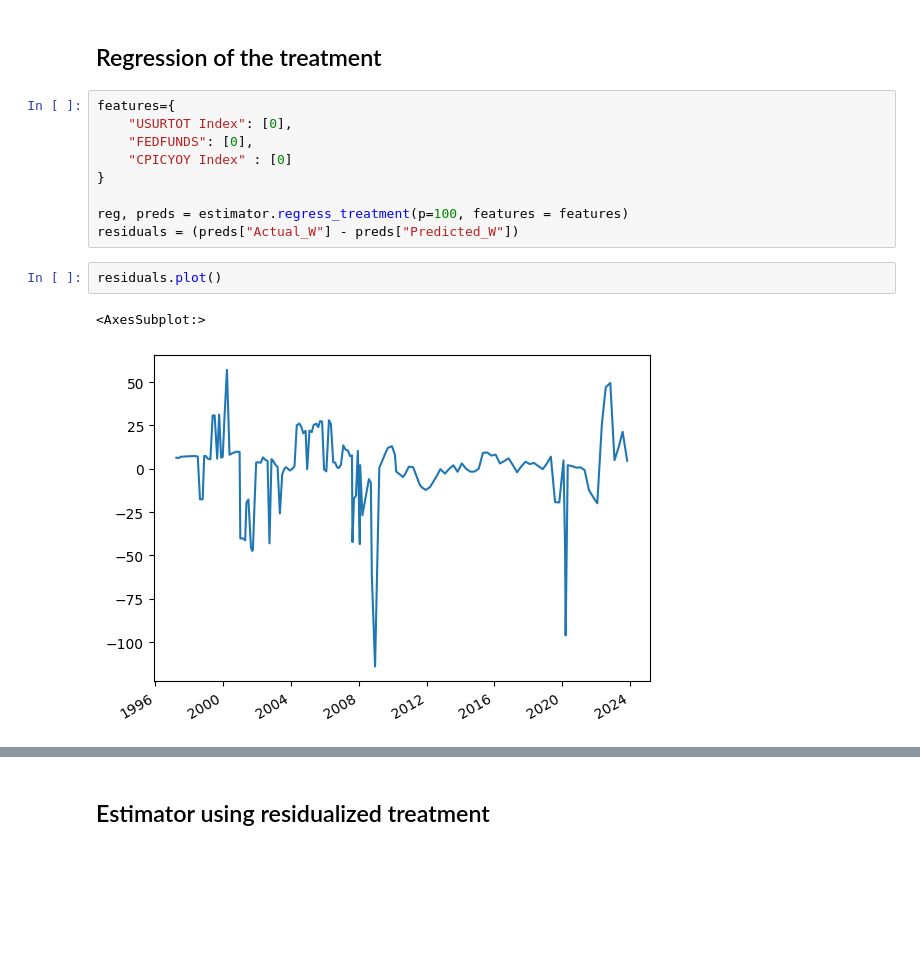
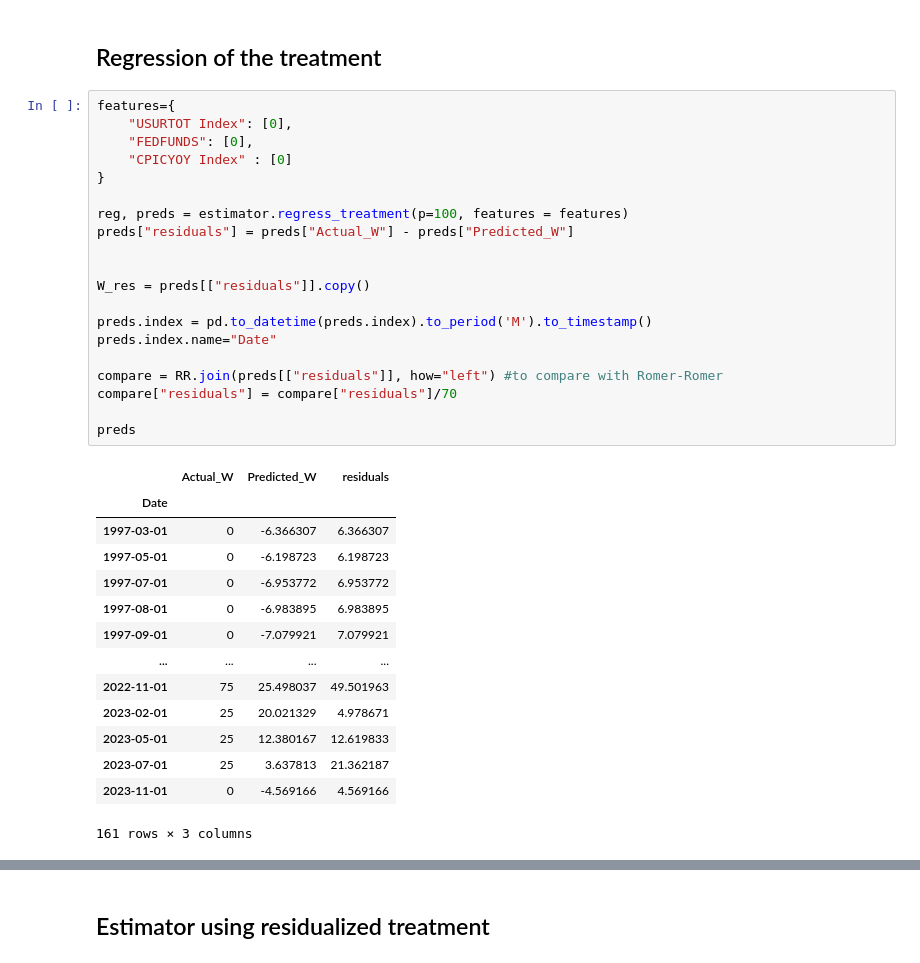
Before and after one commit to mehdizhioua/causal_effects_macro, a Jupyter notebook: experiments.ipynb, the cells around one changed output, grey strips where cells are left out. Saved outputs shown, nothing was run; the diff lists cells and outputs as text; blank space fills up the shorter version.

```diff
--- a/experiments.ipynb
+++ b/experiments.ipynb
@@ -49,14 +58,35 @@ estimator.plot_local_projection(p_range=[k for k in range(1,750,10)],min_obs=40,
 # %%
 features={
     "USURTOT Index": [0],
     "FEDFUNDS": [0],
     "CPICYOY Index" : [0]
 }
 
 reg, preds = estimator.regress_treatment(p=100, features = features)
-residuals = (preds["Actual_W"] - preds["Predicted_W"])
+preds["residuals"] = preds["Actual_W"] - preds["Predicted_W"]
+
+
+W_res = preds[["residuals"]].copy()
+
+preds.index = pd.to_datetime(preds.index).to_period('M').to_timestamp()
+preds.index.name="Date"
+
+compare = RR.join(preds[["residuals"]], how="left") #to compare with Romer-Romer
+compare["residuals"] = compare["residuals"]/70
+
+preds
+# %% [output]
+|  | Actual_W | Predicted_W | residuals |
+| Date |  |  |  |
+| 1997-03-01 | 0 | -6.366307 | 6.366307 |
+| 1997-05-01 | 0 | -6.198723 | 6.198723 |
+| 1997-07-01 | 0 | -6.953772 | 6.953772 |
+| 1997-08-01 | 0 | -6.983895 | 6.983895 |
+| 1997-09-01 | 0 | -7.079921 | 7.079921 |
+| ... | ... | ... | ... |
+| 2022-11-01 | 75 | 25.498037 | 49.501963 |
+| 2023-02-01 | 25 | 20.021329 | 4.978671 |
+| 2023-05-01 | 25 | 12.380167 | 12.619833 |
+| 2023-07-01 | 25 | 3.637813 | 21.362187 |
+| 2023-11-01 | 0 | -4.569166 | 4.569166 |
+161 rows × 3 columns
-# %%
-residuals.plot()
-# %% [output]
-<AxesSubplot:>
-[figure, removed]
```
Also changed, not shown: parts of 9 cells of this notebook, 2 other files.
